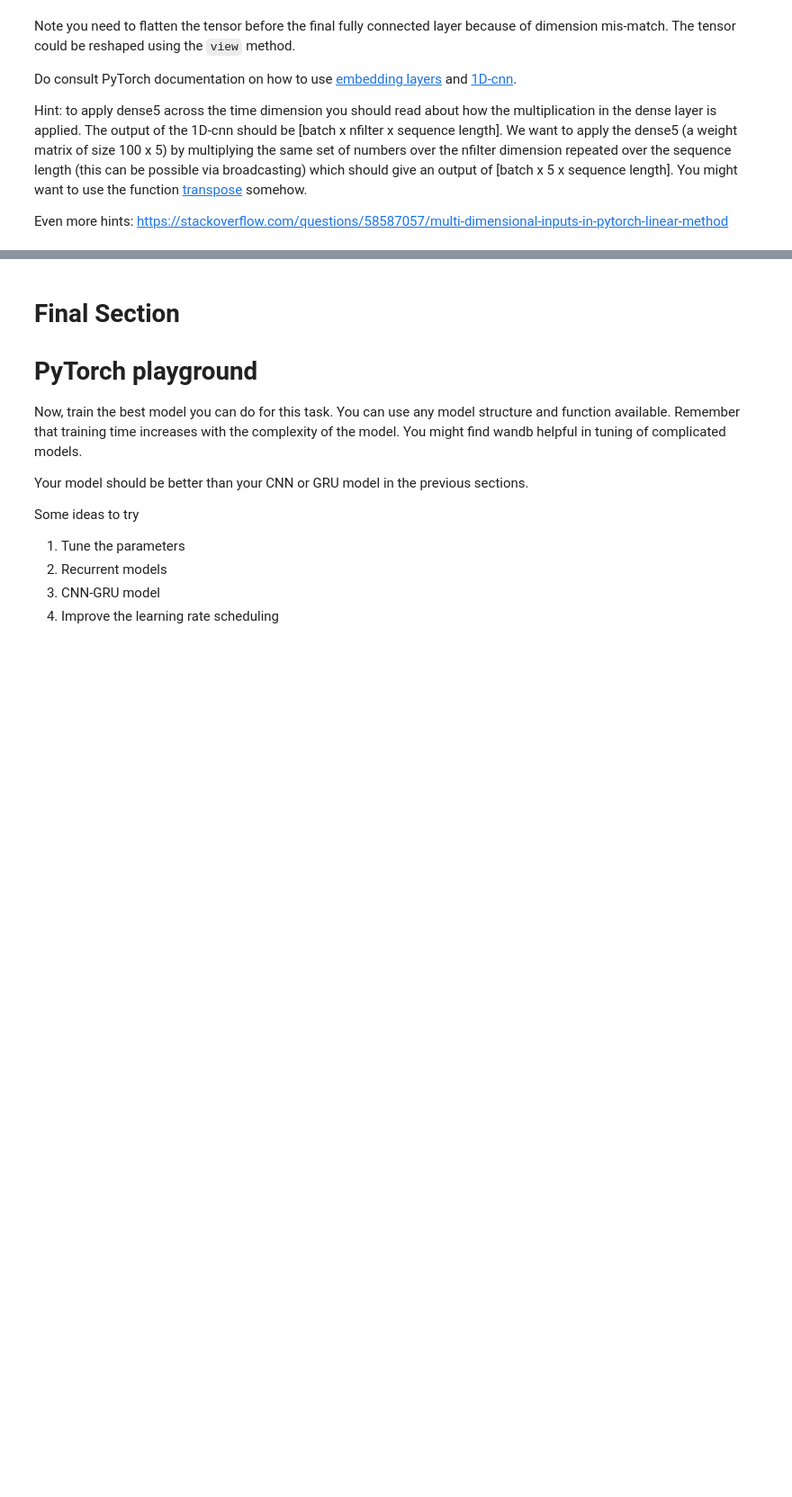
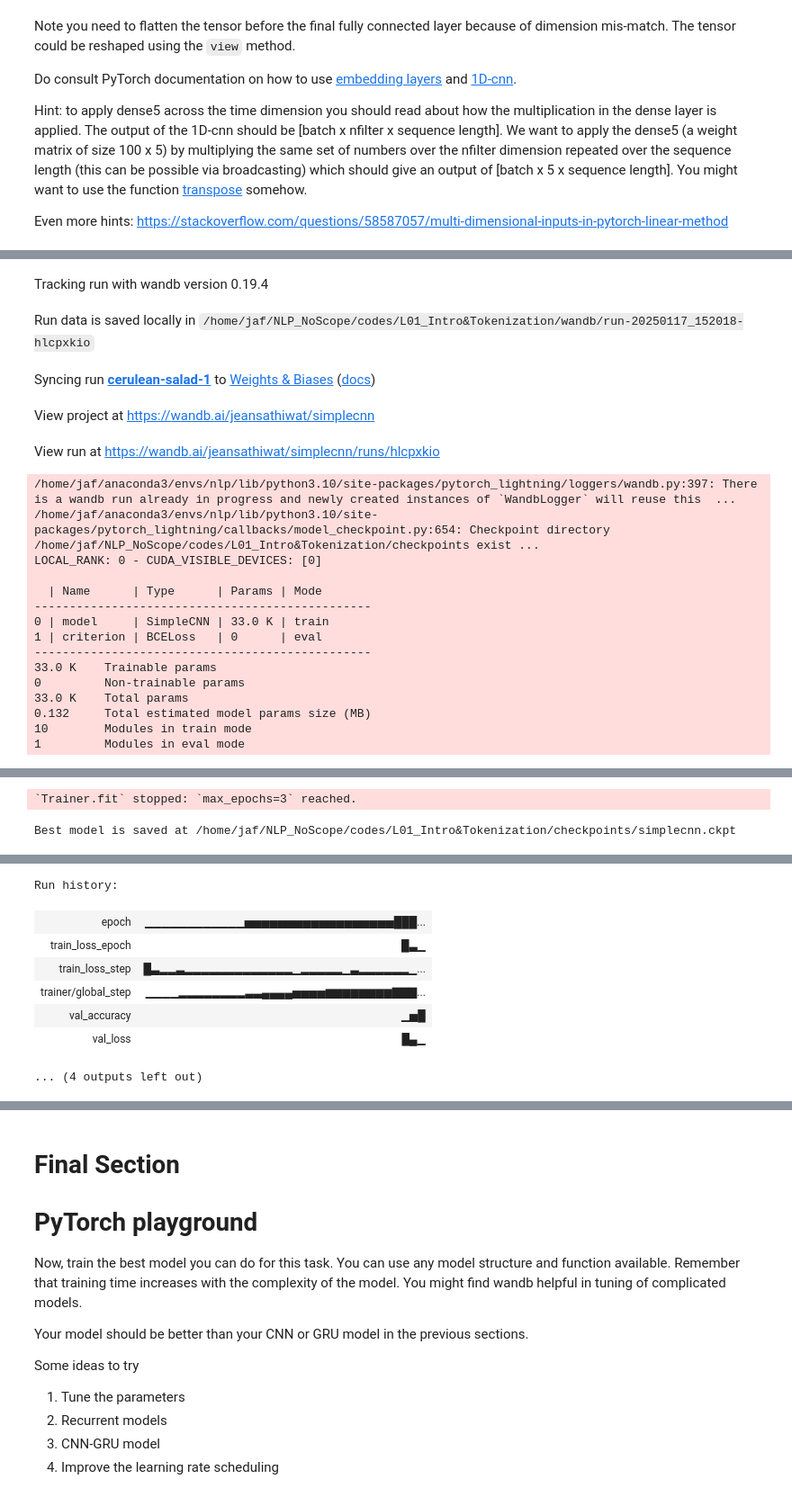
Before and after one commit to JeansAthiwat/NLP_NoScope, a Jupyter notebook: codes/L01_Intro&Tokenization/HW1_2_Neural_Network_Tokenization_to_Student_2024.ipynb, the cells around one changed output, grey strips where cells are left out. Shown at 90% size. Saved outputs shown, nothing was run; the diff lists cells and outputs as text; code cells hidden in the pictures; blank space fills up the shorter version.

```diff
--- a/codes/L01_Intro&Tokenization/HW1_2_Neural_Network_Tokenization_to_Student_2024.ipynb
+++ b/codes/L01_Intro&Tokenization/HW1_2_Neural_Network_Tokenization_to_Student_2024.ipynb
@@ -798,9 +831,9 @@ Run history:
 ... (4 outputs left out)
 # %%
 #added
-best_model_path = nn_with_dropout_checkpoint.best_model_path
-# best_model_path = "/content/feedforward_nn.ckpt" # Insert if you have already trained this model.
-best_model = lightning_model_nn_with_dropout.load_from_checkpoint(best_model_path, model=SimpleFeedforwardNNWDropout())
+# best_model_path = nn_with_dropout_checkpoint.best_model_path
+best_model_path = "/home/jaf/NLP_NoScope/codes/L01_Intro&Tokenization/checkpoints/nn_with_dropout-v1.ckpt" # Insert if you have already trained this model.
+best_model = LightningModel.load_from_checkpoint(best_model_path, model=SimpleFeedforwardNNWDropout())
 result = evaluate(test_loader, best_model)
 
 print(result)
@@ -842,6 +875,31 @@ Even more hints: https://stackoverflow.com/questions/58587057/multi-dimensional-
 
 class SimpleCNN(torch.nn.Module):
   pass
+  def __init__(self, char_count=len(CHARS)):
+    super(SimpleCNN, self).__init__()
+    self.char_count = char_count
+    self.embedding_layer = torch.nn.Embedding(self.char_count, 32)
+    self.conv1d_layer = torch.nn.Conv1d(32, 100, kernel_size=5, stride=1, padding=2)
+    self.dense_layer = torch.nn.Linear(100, 5)
+
+    self.fully_connected = torch.nn.Sequential(
+                                               torch.nn.Linear(105,100),
+                                               torch.nn.ReLU(),
+                                               torch.nn.Linear(100,1)
+                                               )
+    self.relu = torch.nn.ReLU()
+    self.sigmoid = torch.nn.Sigmoid()
+
+  # input dim are (batch, leftchars+rightchars+char , one hot encoded char) aka (batch, 21, 84?)
+  def forward(self, x):
+    x = self.embedding_layer(x.long()) # (batch, 21, 32)
+    x = x.permute(0, 2, 1) # (batch, 32, 21)
+    x = self.relu(self.conv1d_layer(x)) # (batch, 100, 21)
+    x = torch.transpose(x, 1, 2) # (batch, 21, 100)
+    x = self.relu(self.dense_layer(x)) # (batch, 21, 5)
+    x = x.view(-1, 21*5) # (batch, 105)
+    x = self.sigmoid(self.fully_connected(x)) # (batch, 1)
+    return x
 # %%
 ################################################################################
 # TODO#6:                                                                      #
@@ -861,0 +977,33 @@ print(result)
+# %%
+# # Initialize wandb to log the losses from each step.
+wandb.init(
+    project='simplecnn',
+    config=config,
+)
+# Fit model.
+simplecnn_trainer.fit(lightning_model_simplecnn, train_loader, val_loader)
+
+print(f"Best model is saved at {simplecnn_checkpoint.best_model_path}")
+
+wandb.finish()
+# %% [output]
+Tracking run with wandb version 0.19.4
+Run data is saved locally in /home/jaf/NLP_NoScope/codes/L01_Intro&Tokenization/wandb/run-20250117_152018-hlcpxkio
+Syncing run cerulean-salad-1 to Weights & Biases (docs)
+View project at https://wandb.ai/jeansathiwat/simplecnn
+View run at https://wandb.ai/jeansathiwat/simplecnn/runs/hlcpxkio
+/home/jaf/anaconda3/envs/nlp/lib/python3.10/site-packages/pytorch_lightning/loggers/wandb.py:397: There is a wandb run already in progress and newly created instances of `WandbLogger` will reuse this  ...
+/home/jaf/anaconda3/envs/nlp/lib/python3.10/site-packages/pytorch_lightning/callbacks/model_checkpoint.py:654: Checkpoint directory /home/jaf/NLP_NoScope/codes/L01_Intro&Tokenization/checkpoints exist ...
+LOCAL_RANK: 0 - CUDA_VISIBLE_DEVICES: [0]
+
+  | Name      | Type      | Params | Mode
+------------------------------------------------
+0 | model     | SimpleCNN | 33.0 K | train
+1 | criterion | BCELoss   | 0      | eval
+------------------------------------------------
+33.0 K    Trainable params
+0         Non-trainable params
+33.0 K    Total params
+0.132     Total estimated model params size (MB)
+10        Modules in train mode
+1         Modules in eval mode
@@ -861,0 +1012,2 @@ print(result)
+`Trainer.fit` stopped: `max_epochs=3` reached.
+Best model is saved at /home/jaf/NLP_NoScope/codes/L01_Intro&Tokenization/checkpoints/simplecnn.ckpt
@@ -861,0 +1015,8 @@ print(result)
+Run history:
+| epoch | ▁▁▁▁▁▁▁▁▁▁▁▁▅▅▅▅▅▅▅▅▅▅▅▅▅▅▅▅▅▅███... |
+| train_loss_epoch | █▃▁ |
+| train_loss_step | █▃▂▂▃▂▂▂▂▂▂▂▂▂▂▂▂▂▁▂▂▂▂▂▁▃▂▂▂▂▂▂▁... |
+| trainer/global_step | ▁▁▁▁▂▂▂▂▂▂▂▂▃▃▄▄▄▄▅▅▅▅▆▆▆▆▆▆▆▆▇▇▇... |
+| val_accuracy | ▁▅█ |
+| val_loss | █▄▁ |
+... (4 outputs left out)
```
Also changed, not shown: parts of 24 cells of this notebook, 8 other files.
